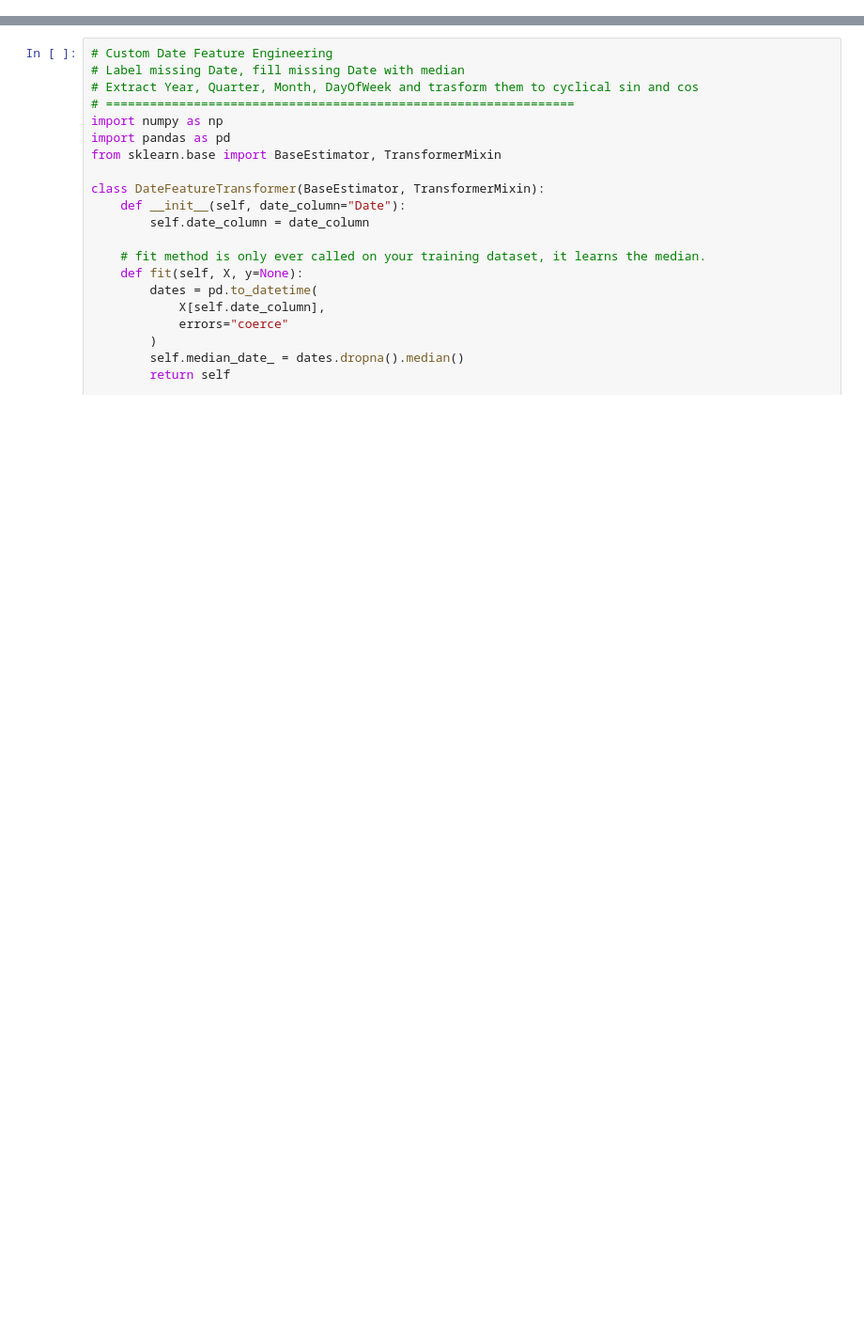
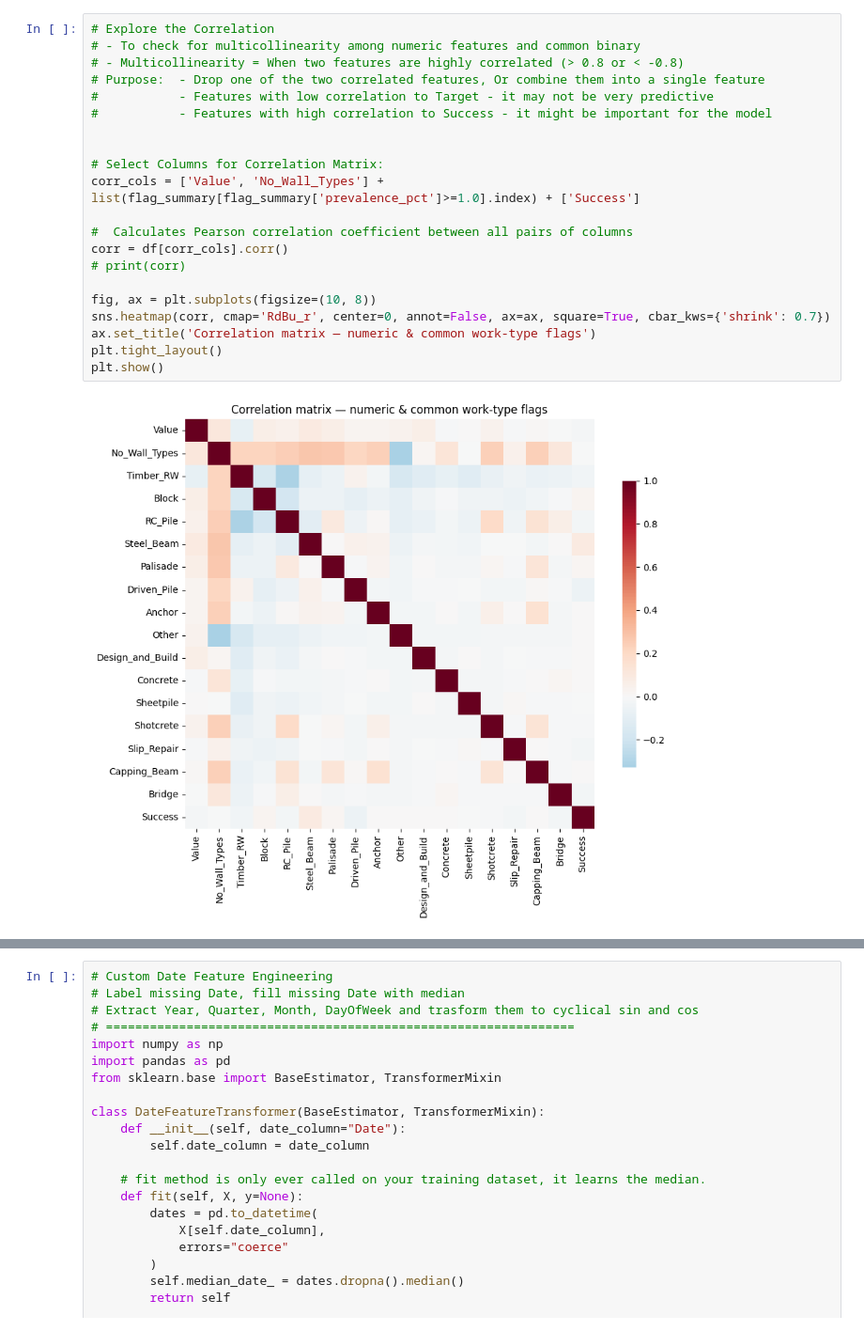
Before and after one commit to Phong031/ML_Models, a Jupyter notebook: notebook/00_code_lib.ipynb, the cells around one changed output, grey strips where cells are left out. Shown at 94% size. Cells and saved outputs as stored; diff of their text form; blank space fills up the shorter version.

```diff
--- a/notebook/00_code_lib.ipynb
+++ b/notebook/00_code_lib.ipynb
@@ -5,0 +320,23 @@ quotation_data_df = pd.read_excel(quotation_data_path)
+# %%
+# Explore the Correlation
+# - To check for multicollinearity among numeric features and common binary
+# - Multicollinearity = When two features are highly correlated (> 0.8 or < -0.8)
+# Purpose:  - Drop one of the two correlated features, Or combine them into a single feature
+#           - Features with low correlation to Target - it may not be very predictive
+#           - Features with high correlation to Success - it might be important for the model
+
+
+# Select Columns for Correlation Matrix:
+corr_cols = ['Value', 'No_Wall_Types'] + list(flag_summary[flag_summary['prevalence_pct']>=1.0].index) + ['Success']
+
+#  Calculates Pearson correlation coefficient between all pairs of columns
+corr = df[corr_cols].corr()
+# print(corr)
+
+fig, ax = plt.subplots(figsize=(10, 8))
+sns.heatmap(corr, cmap='RdBu_r', center=0, annot=False, ax=ax, square=True, cbar_kws={'shrink': 0.7})
+ax.set_title('Correlation matrix — numeric & common work-type flags')
+plt.tight_layout()
+plt.show()
+# %% [output]
+[figure, added]
```
Also changed, not shown: parts of 65 cells of this notebook, 2 other files.
